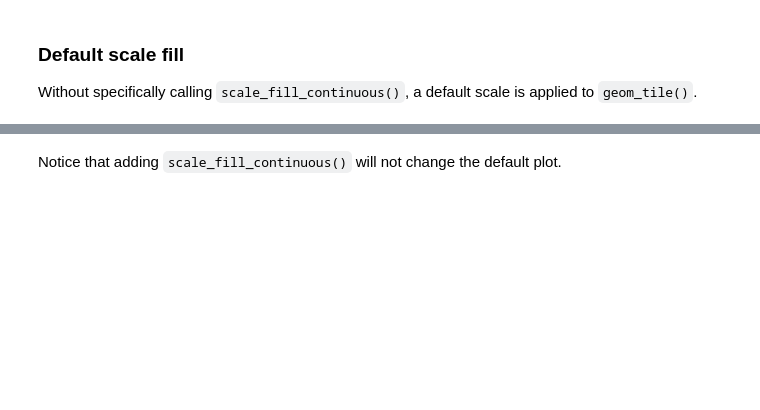
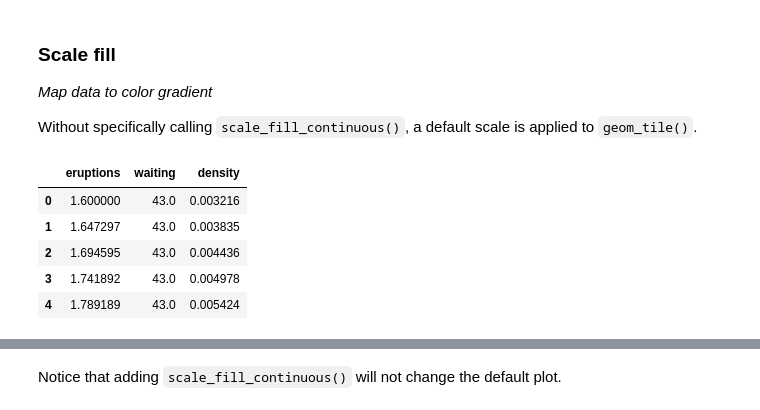
Before and after one commit to has2k1/plotnine-examples, a Jupyter notebook: plotnine_examples/examples/scale_fill_continuous.ipynb, the cells around one changed output, grey strips where cells are left out. Cells and saved outputs as stored; diff of their text form; code cells hidden in the pictures; blank space fills up the shorter version.

```diff
--- a/plotnine_examples/examples/scale_fill_continuous.ipynb
+++ b/plotnine_examples/examples/scale_fill_continuous.ipynb
@@ -13,7 +14,18 @@ from plotnine.data import faithfuld
 # Set default theme for all the plots
 theme_set(theme_matplotlib())
 # %% [markdown]
-### Default scale fill
+### Scale fill
+
+_Map data to color gradient_
 
 Without specifically calling `scale_fill_continuous()`, a default scale is applied to `geom_tile()`.
+# %%
+faithfuld.head()
+# %% [output]
+|  | eruptions | waiting | density |
+| 0 | 1.600000 | 43.0 | 0.003216 |
+| 1 | 1.647297 | 43.0 | 0.003835 |
+| 2 | 1.694595 | 43.0 | 0.004436 |
+| 3 | 1.741892 | 43.0 | 0.004978 |
+| 4 | 1.789189 | 43.0 | 0.005424 |
 # %%
```
Also changed, not shown: parts of 5 cells of this notebook.
